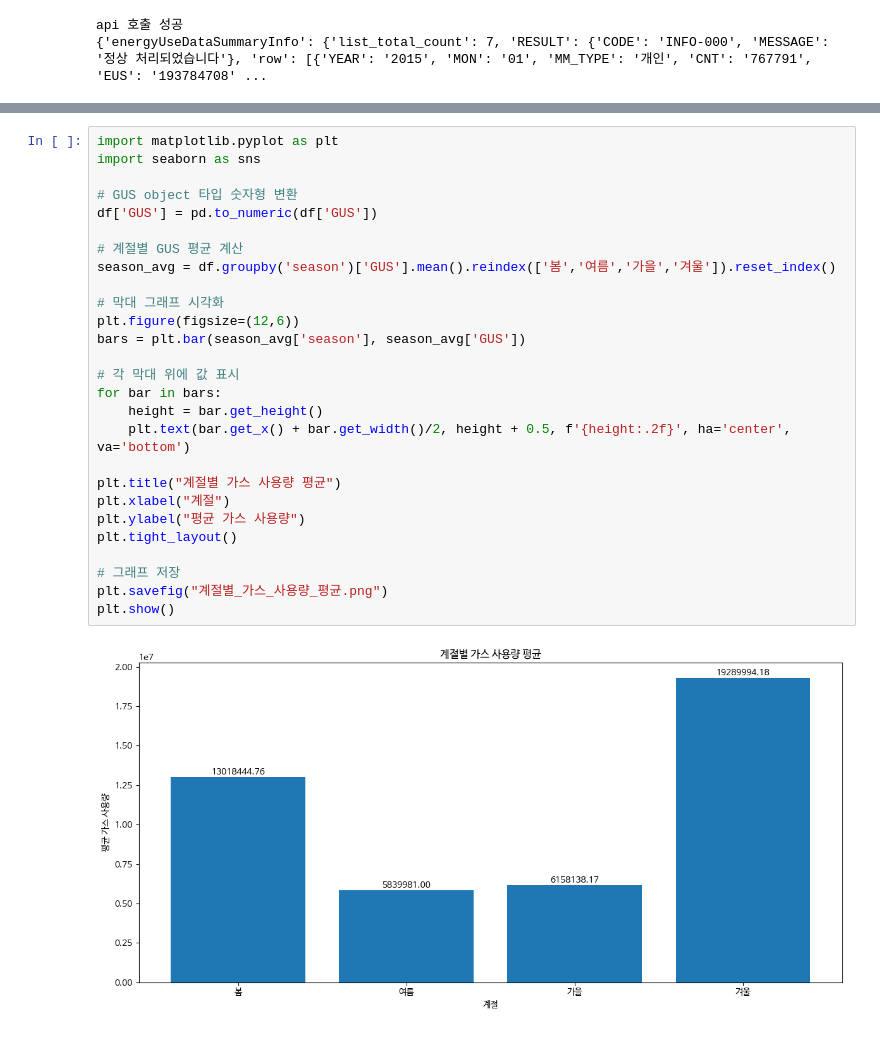
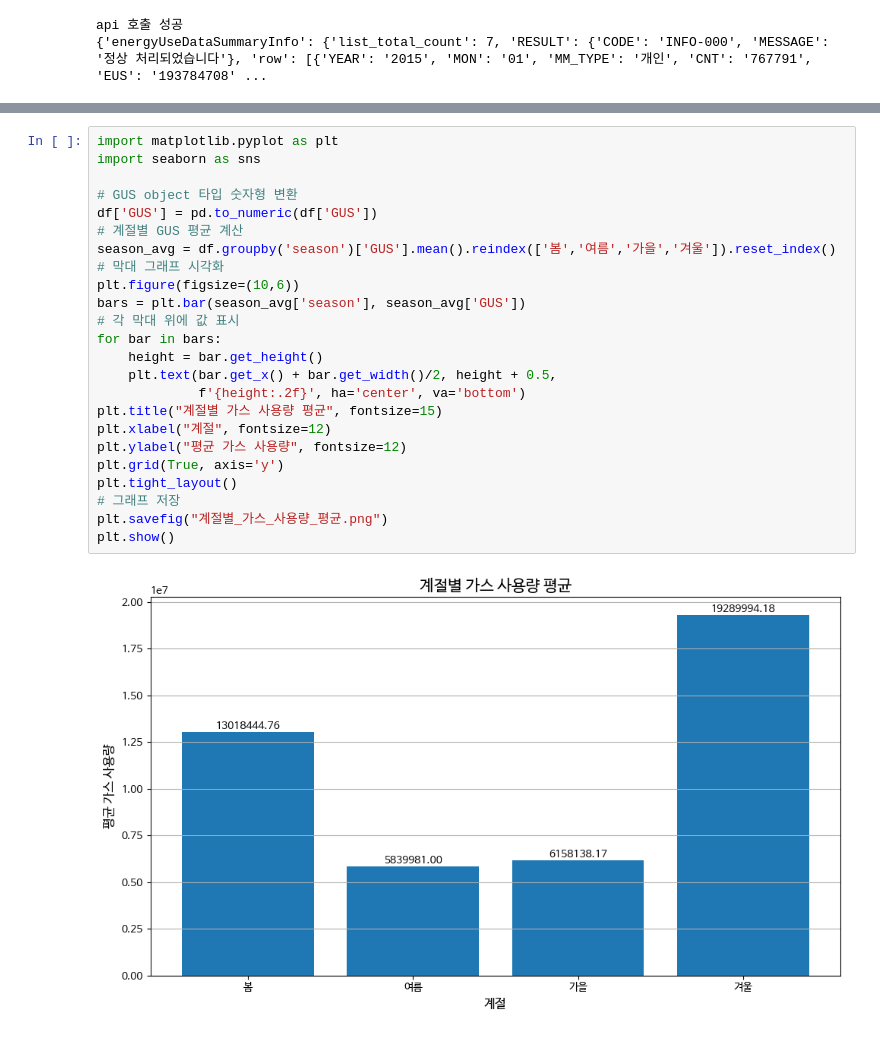
Before and after one commit to LeeGyeongyong/Data-Analysis-with-Open-Source, a Jupyter notebook: 오픈소스_데이터_분석_4강.ipynb, the cells around one changed output, grey strips where cells are left out. Saved outputs shown, nothing was run; the diff lists cells and outputs as text.

```diff
--- a/오픈소스_데이터_분석_4강.ipynb
+++ b/오픈소스_데이터_분석_4강.ipynb
@@ -469,29 +462,26 @@ plt.show()
 # %%
 import matplotlib.pyplot as plt
 import seaborn as sns
 
 # GUS object 타입 숫자형 변환
 df['GUS'] = pd.to_numeric(df['GUS'])
-
 # 계절별 GUS 평균 계산
 season_avg = df.groupby('season')['GUS'].mean().reindex(['봄','여름','가을','겨울']).reset_index()
-
 # 막대 그래프 시각화
-plt.figure(figsize=(12,6))
+plt.figure(figsize=(10,6))
 bars = plt.bar(season_avg['season'], season_avg['GUS'])
-
 # 각 막대 위에 값 표시
 for bar in bars:
     height = bar.get_height()
-    plt.text(bar.get_x() + bar.get_width()/2, height + 0.5, f'{height:.2f}', ha='center', va='bottom')
-
-plt.title("계절별 가스 사용량 평균")
-plt.xlabel("계절")
-plt.ylabel("평균 가스 사용량")
+    plt.text(bar.get_x() + bar.get_width()/2, height + 0.5,
+             f'{height:.2f}', ha='center', va='bottom')
+plt.title("계절별 가스 사용량 평균", fontsize=15)
+plt.xlabel("계절", fontsize=12)
+plt.ylabel("평균 가스 사용량", fontsize=12)
+plt.grid(True, axis='y')
 plt.tight_layout()
-
 # 그래프 저장
 plt.savefig("계절별_가스_사용량_평균.png")
 plt.show()
 # %% [output]
-[figure, old version]
+[figure, new version]
```
Also changed, not shown: parts of 8 cells of this notebook.
